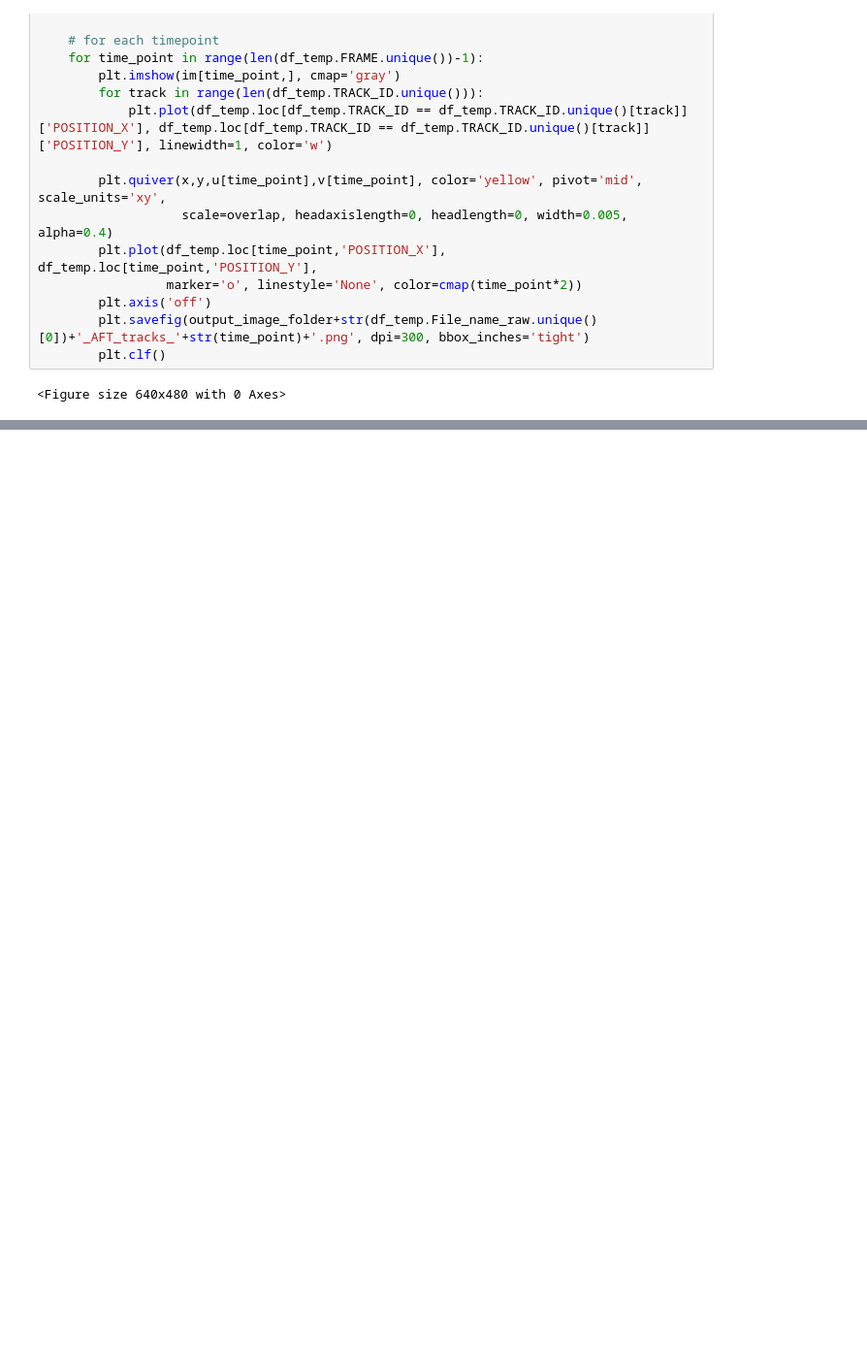
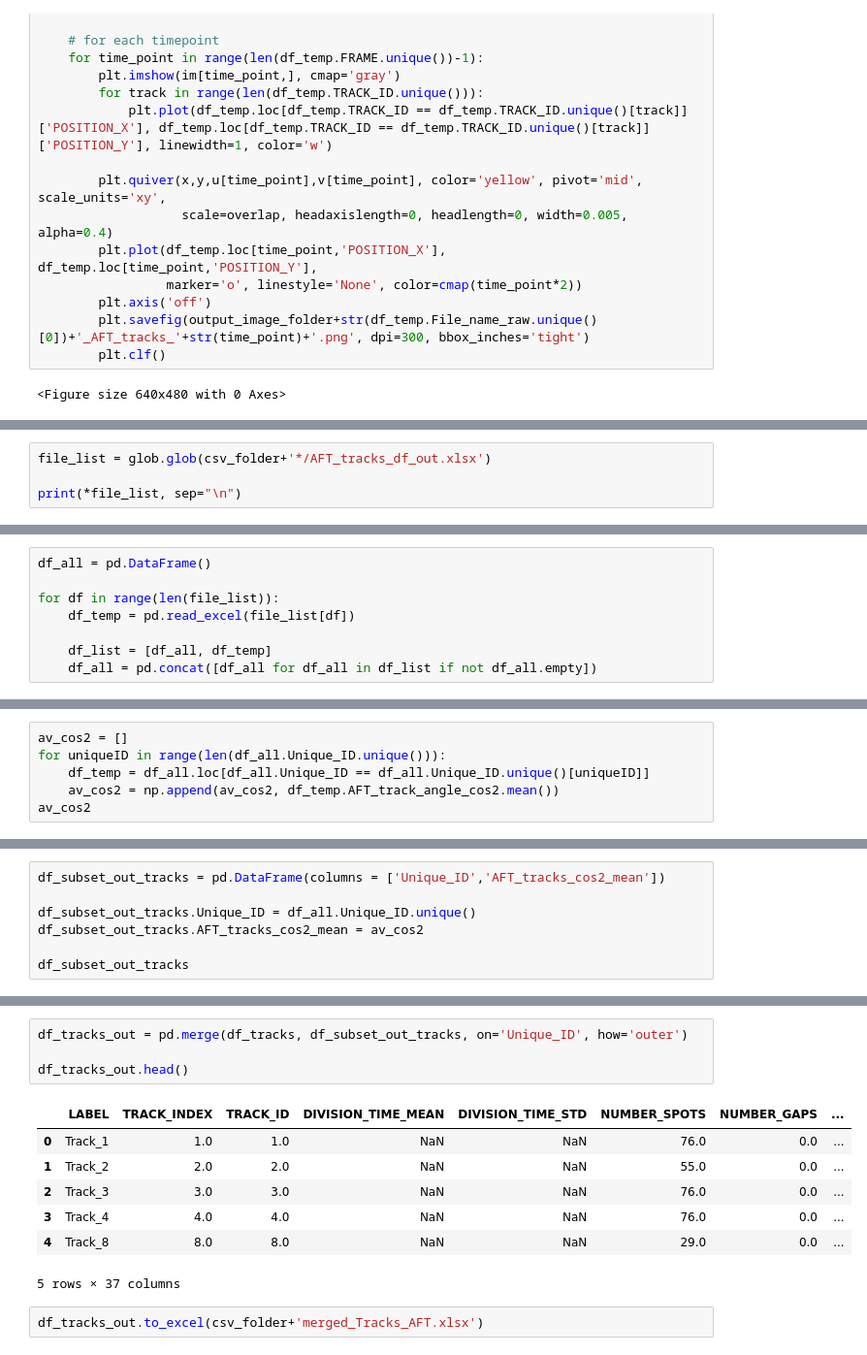
Before and after one commit to CellMigrationLab/AFT_tracks, a Jupyter notebook: 20250304_AFT_tracks.ipynb, the cells around one changed output, grey strips where cells are left out. Shown at 97% size. Drawn from its saved outputs; the diff is of its cells as text; blank space fills up the shorter version.

Commit message:
20250304 get some quantifications by track

```diff
--- a/20250304_AFT_tracks.ipynb
+++ b/20250304_AFT_tracks.ipynb
@@ -239,0 +242,4 @@ for position in range(len(im_list_current)):
+# %%
+file_list = glob.glob(csv_folder+'*/AFT_tracks_df_out.xlsx')
+
+print(*file_list, sep="\n")
@@ -239,0 +250,8 @@ for position in range(len(im_list_current)):
+# %%
+df_all = pd.DataFrame()
+
+for df in range(len(file_list)):
+    df_temp = pd.read_excel(file_list[df])
+
+    df_list = [df_all, df_temp]
+    df_all = pd.concat([df_all for df_all in df_list if not df_all.empty])
@@ -239,0 +277,6 @@ for position in range(len(im_list_current)):
+# %%
+av_cos2 = []
+for uniqueID in range(len(df_all.Unique_ID.unique())):
+    df_temp = df_all.loc[df_all.Unique_ID == df_all.Unique_ID.unique()[uniqueID]]
+    av_cos2 = np.append(av_cos2, df_temp.AFT_track_angle_cos2.mean())
+av_cos2
@@ -239,0 +290,7 @@ for position in range(len(im_list_current)):
+# %%
+df_subset_out_tracks = pd.DataFrame(columns = ['Unique_ID','AFT_tracks_cos2_mean'])
+
+df_subset_out_tracks.Unique_ID = df_all.Unique_ID.unique()
+df_subset_out_tracks.AFT_tracks_cos2_mean = av_cos2
+
+df_subset_out_tracks
@@ -239,0 +315,14 @@ for position in range(len(im_list_current)):
+# %%
+df_tracks_out = pd.merge(df_tracks, df_subset_out_tracks, on='Unique_ID', how='outer')
+
+df_tracks_out.head()
+# %% [output]
+|  | LABEL | TRACK_INDEX | TRACK_ID | DIVISION_TIME_MEAN | DIVISION_TIME_STD | NUMBER_SPOTS | NUMBER_GAPS | ... |
+| 0 | Track_1 | 1.0 | 1.0 | NaN | NaN | 76.0 | 0.0 | ... |
+| 1 | Track_2 | 2.0 | 2.0 | NaN | NaN | 55.0 | 0.0 | ... |
+| 2 | Track_3 | 3.0 | 3.0 | NaN | NaN | 76.0 | 0.0 | ... |
+| 3 | Track_4 | 4.0 | 4.0 | NaN | NaN | 76.0 | 0.0 | ... |
+| 4 | Track_8 | 8.0 | 8.0 | NaN | NaN | 29.0 | 0.0 | ... |
+5 rows × 37 columns
+# %%
+df_tracks_out.to_excel(csv_folder+'merged_Tracks_AFT.xlsx')
```
Also changed, not shown: parts of 9 cells of this notebook.
